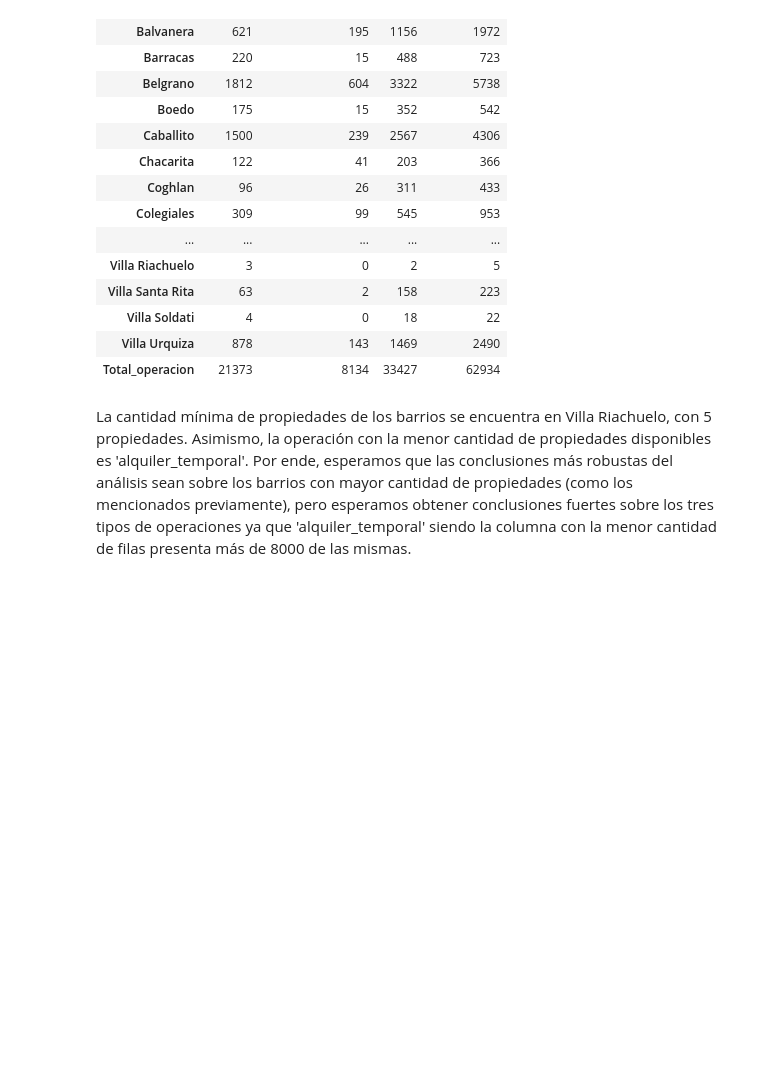
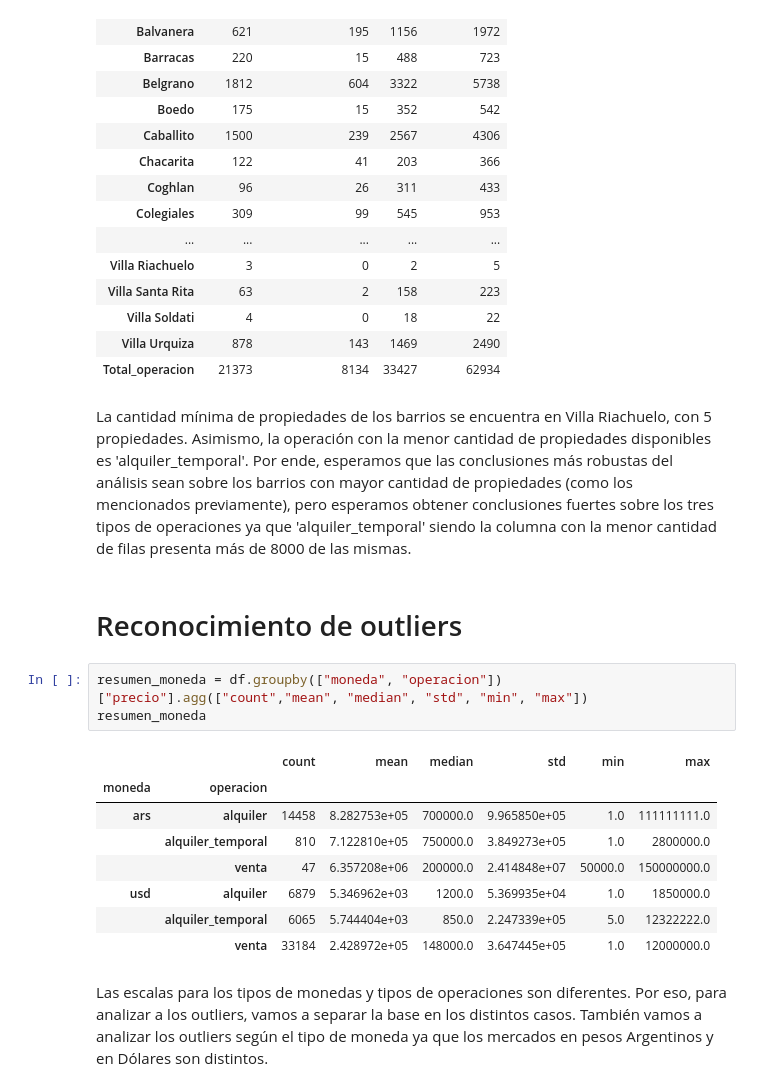
Before and after one commit to clararodriguezacevedo/descriptiva-real-estate, a Jupyter notebook: notebooks/eda.ipynb, the cells around one changed output. Drawn from its saved outputs; the diff is of its cells as text; blank space fills up the shorter version.

Commit message:
Outliers analysis

```diff
--- a/notebooks/eda.ipynb
+++ b/notebooks/eda.ipynb
@@ -375,3 +377,19 @@ tabla_barrio_operacion
 | Total_operacion | 21373 | 8134 | 33427 | 62934 |
 # %% [markdown]
 La cantidad mínima de propiedades de los barrios se encuentra en Villa Riachuelo, con 5 propiedades. Asimismo, la operación con la menor cantidad de propiedades disponibles es 'alquiler_temporal'. Por ende, esperamos que las conclusiones más robustas del análisis sean sobre los barrios con mayor cantidad de propiedades (como los mencionados previamente), pero esperamos obtener conclusiones fuertes sobre los tres tipos de operaciones ya que 'alquiler_temporal' siendo la columna con la menor cantidad de filas presenta más de 8000 de las mismas.
+# %% [markdown]
+# Reconocimiento de outliers
+# %%
+resumen_moneda = df.groupby(["moneda", "operacion"])["precio"].agg(["count","mean", "median", "std", "min", "max"])
+resumen_moneda
+# %% [output]
+|  |  | count | mean | median | std | min | max |
+| moneda | operacion |  |  |  |  |  |  |
+| ars | alquiler | 14458 | 8.282753e+05 | 700000.0 | 9.965850e+05 | 1.0 | 111111111.0 |
+|  | alquiler_temporal | 810 | 7.122810e+05 | 750000.0 | 3.849273e+05 | 1.0 | 2800000.0 |
+|  | venta | 47 | 6.357208e+06 | 200000.0 | 2.414848e+07 | 50000.0 | 150000000.0 |
+| usd | alquiler | 6879 | 5.346962e+03 | 1200.0 | 5.369935e+04 | 1.0 | 1850000.0 |
+|  | alquiler_temporal | 6065 | 5.744404e+03 | 850.0 | 2.247339e+05 | 5.0 | 12322222.0 |
+|  | venta | 33184 | 2.428972e+05 | 148000.0 | 3.647445e+05 | 1.0 | 12000000.0 |
+# %% [markdown]
+Las escalas para los tipos de monedas y tipos de operaciones son diferentes. Por eso, para analizar a los outliers, vamos a separar la base en los distintos casos. También vamos a analizar los outliers según el tipo de moneda ya que los mercados en pesos Argentinos y en Dólares son distintos.
```
Also changed, not shown: parts of 17 cells of this notebook.
